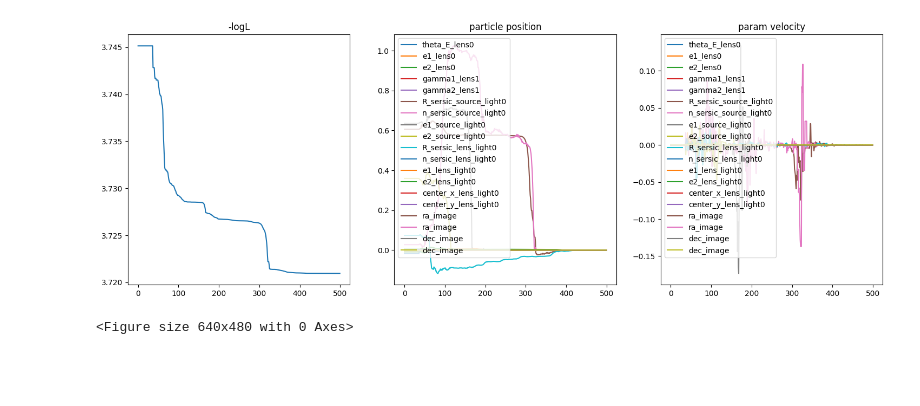
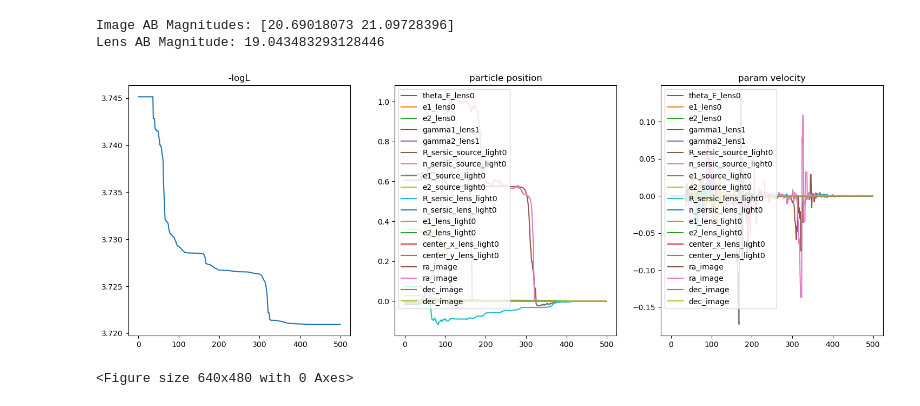
Before and after one commit to brady-ryan/hst_doubles, a Jupyter notebook: plot_models.ipynb, the cells around one changed output. Cells and saved outputs as stored; diff of their text form; code cells hidden in the pictures; blank space fills up the shorter version.

```diff
--- a/plot_models.ipynb
+++ b/plot_models.ipynb
@@ -43,14 +44,27 @@ reduced chi^2 of data  0 =  1.0519279812169617
 # %%
 fitting_seq = FittingSequence(kwargs_data_joint, kwargs_model, kwargs_constraints, kwargs_likelihood, kwargs_params)
+
+filename = f"cutout_data/{name}/{filter}/{name}_{filter}_final.hdf5"
+
+# print some of the final results
+with h5py.File(filename, "r") as f:
+    kwargs = {}
+    for key in f:
+        kwargs[key] = f[key][()]
+
+print('Image AB Magnitudes:', kwargs['image_mags'])
+print('Lens AB Magnitude:', kwargs['lens_mag'])
 
 # analyze the PSO
 param = fitting_seq.param_class
 
 for i in range(len(chain_list)):
     chain_plot.plot_chain_list(chain_list, i)
 # %% [output]
+Image AB Magnitudes: [20.69018073 21.09728396]
+Lens AB Magnitude: 19.043483293128446
-[figure, old version]
+[figure, new version]
-<Figure size 640x480 with 0 Axes>
+<Figure size 640x480 with 0 Axes>
 # %%
 # make a big plot displaying all models
 
```
Also changed, not shown: parts of 2 cells of this notebook, 4 other files.
